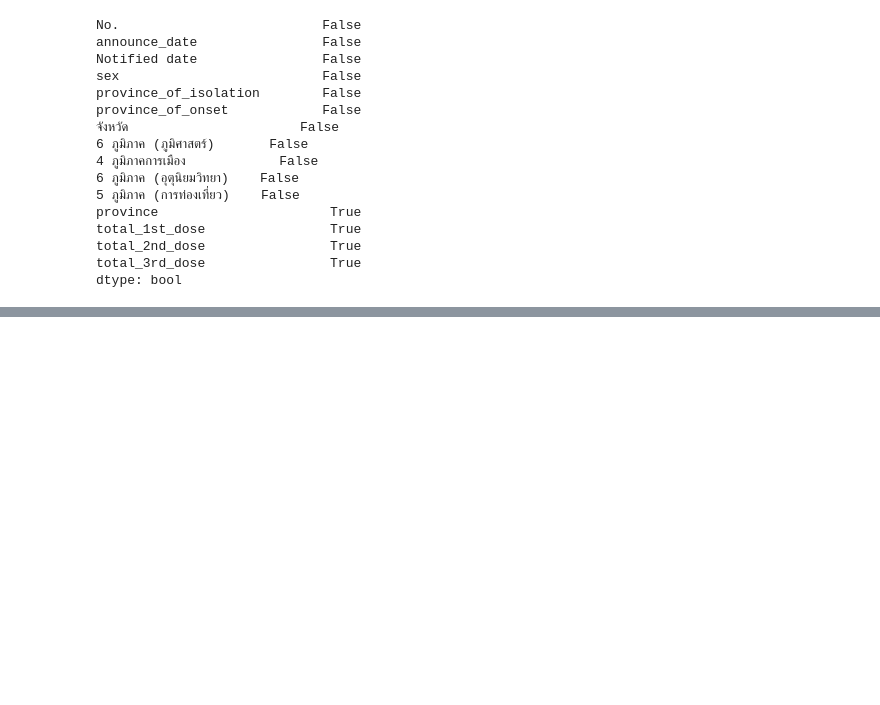
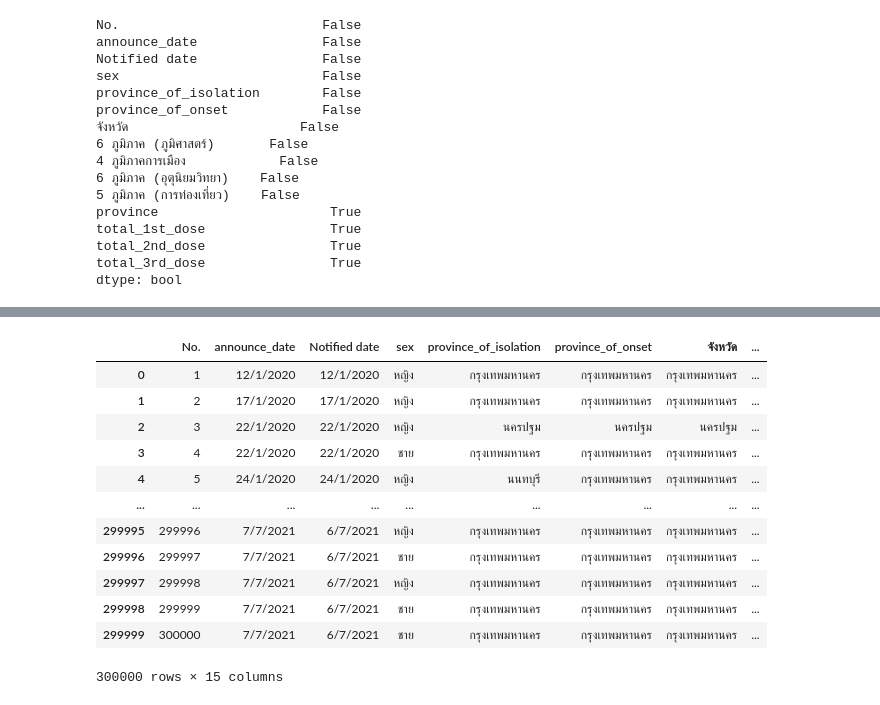
Before and after one commit to nichakornchaisuwan/data_viz_2022, a Jupyter notebook: Project_กลุ่มนี้.ipynb, the cells around one changed output, grey strips where cells are left out. Saved outputs shown, nothing was run; the diff lists cells and outputs as text; code cells hidden in the pictures; blank space fills up the shorter version.

```diff
--- a/Project_กลุ่มนี้.ipynb
+++ b/Project_กลุ่มนี้.ipynb
@@ -1032,0 +1049,17 @@ get_vaccine.to_csv('get_vaccine.csv', encoding='utf-8')
+# %%
+get_vaccine1 = get_vaccine.iloc[:300000,:]
+get_vaccine1
+# %% [output]
+|  | No. | announce_date | Notified date | sex | province_of_isolation | province_of_onset | จังหวัด | ... |
+| 0 | 1 | 12/1/2020 | 12/1/2020 | หญิง | กรุงเทพมหานคร | กรุงเทพมหานคร | กรุงเทพมหานคร | ... |
+| 1 | 2 | 17/1/2020 | 17/1/2020 | หญิง | กรุงเทพมหานคร | กรุงเทพมหานคร | กรุงเทพมหานคร | ... |
+| 2 | 3 | 22/1/2020 | 22/1/2020 | หญิง | นครปฐม | นครปฐม | นครปฐม | ... |
+| 3 | 4 | 22/1/2020 | 22/1/2020 | ชาย | กรุงเทพมหานคร | กรุงเทพมหานคร | กรุงเทพมหานคร | ... |
+| 4 | 5 | 24/1/2020 | 24/1/2020 | หญิง | นนทบุรี | กรุงเทพมหานคร | กรุงเทพมหานคร | ... |
+| ... | ... | ... | ... | ... | ... | ... | ... | ... |
+| 299995 | 299996 | 7/7/2021 | 6/7/2021 | หญิง | กรุงเทพมหานคร | กรุงเทพมหานคร | กรุงเทพมหานคร | ... |
+| 299996 | 299997 | 7/7/2021 | 6/7/2021 | ชาย | กรุงเทพมหานคร | กรุงเทพมหานคร | กรุงเทพมหานคร | ... |
+| 299997 | 299998 | 7/7/2021 | 6/7/2021 | หญิง | กรุงเทพมหานคร | กรุงเทพมหานคร | กรุงเทพมหานคร | ... |
+| 299998 | 299999 | 7/7/2021 | 6/7/2021 | ชาย | กรุงเทพมหานคร | กรุงเทพมหานคร | กรุงเทพมหานคร | ... |
+| 299999 | 300000 | 7/7/2021 | 6/7/2021 | ชาย | กรุงเทพมหานคร | กรุงเทพมหานคร | กรุงเทพมหานคร | ... |
+300000 rows × 15 columns
```
Also changed, not shown: parts of 22 cells of this notebook.
